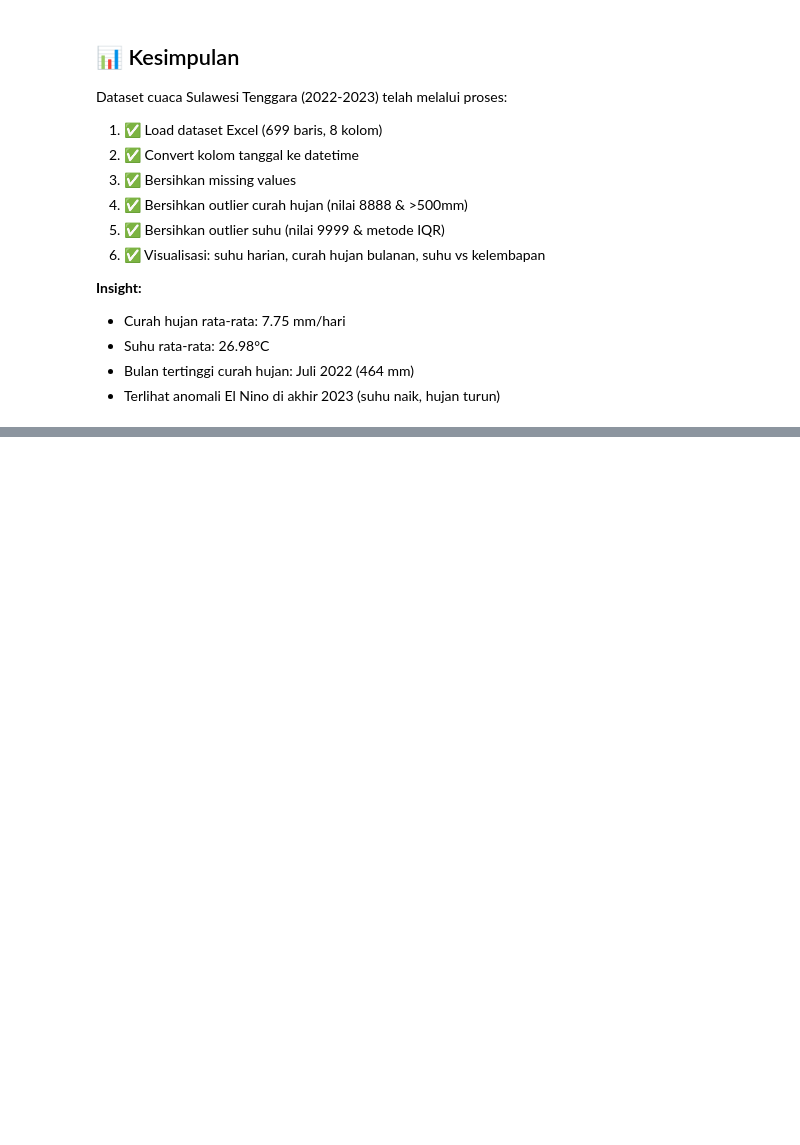
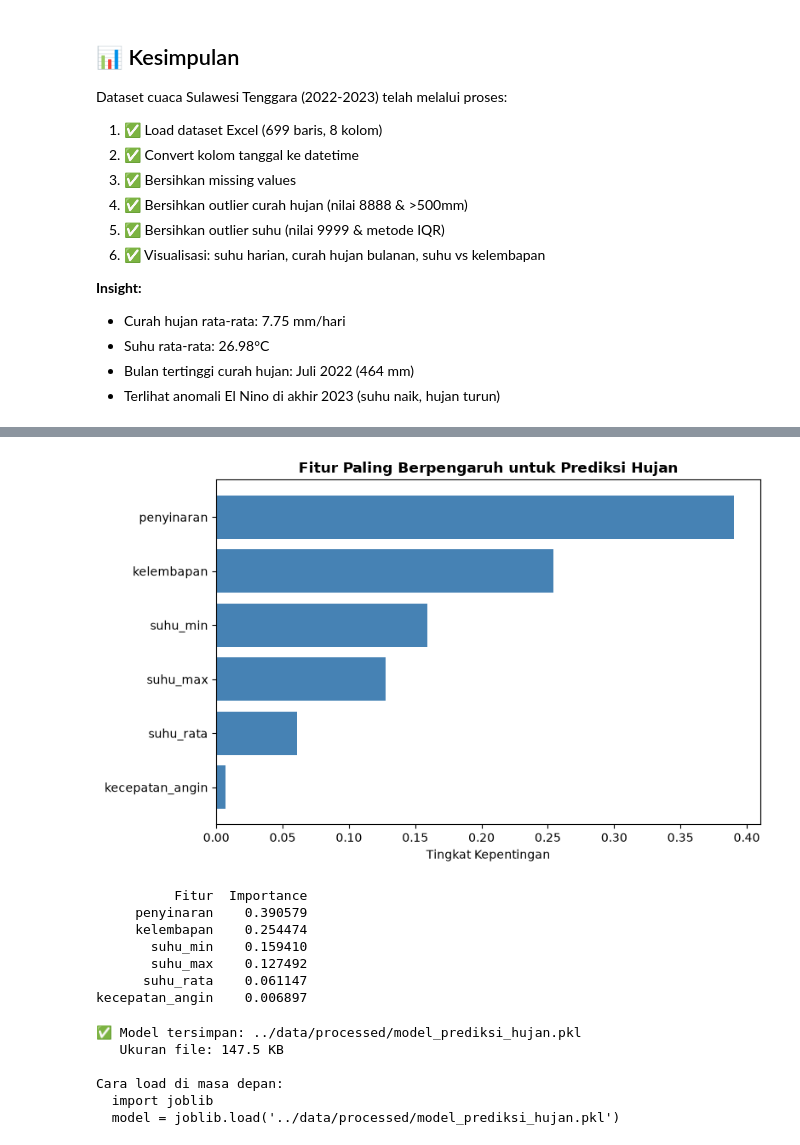
Before and after one commit to Syithah15/dataset-project, a Jupyter notebook: notebooks/olah_dataset.ipynb, the cells around one changed output, grey strips where cells are left out. Cells and saved outputs as stored; diff of their text form; code cells hidden in the pictures; blank space fills up the shorter version.

```diff
--- a/notebooks/olah_dataset.ipynb
+++ b/notebooks/olah_dataset.ipynb
@@ -353,0 +712,55 @@ Dataset cuaca Sulawesi Tenggara (2022-2023) telah melalui proses:
+# %%
+# === FEATURE IMPORTANCE ===
+importance = pd.DataFrame({
+    'Fitur': fitur,
+    'Importance': model_final.feature_importances_
+}).sort_values('Importance', ascending=False)
+
+# Grafik
+fig, ax = plt.subplots(figsize=(8, 5))
+ax.barh(importance['Fitur'], importance['Importance'], color='steelblue')
+ax.set_xlabel('Tingkat Kepentingan')
+ax.set_title('Fitur Paling Berpengaruh untuk Prediksi Hujan',
+             fontweight='bold')
+ax.invert_yaxis()
+plt.tight_layout()
+plt.show()
+
+print(importance.to_string(index=False))
+# %% [output]
+[figure, added]
+          Fitur  Importance
+     penyinaran    0.390579
+     kelembapan    0.254474
+       suhu_min    0.159410
+       suhu_max    0.127492
+      suhu_rata    0.061147
+kecepatan_angin    0.006897
+# %%
+# === SIMPAN MODEL ===
+import joblib
+import os
+
+# Simpan model
+model_path = '../data/processed/model_prediksi_hujan.pkl'
+joblib.dump(model_final, model_path)
+
+# Cek file tersimpan
+if os.path.exists(model_path):
+    size = os.path.getsize(model_path) / 1024
+    print(f"✅ Model tersimpan: {model_path}")
+    print(f"   Ukuran file: {size:.1f} KB")
+else:
+    print("❌ Gagal simpan model")
+
+print()
+print("Cara load di masa depan:")
+print("  import joblib")
+print("  model = joblib.load('../data/processed/model_prediksi_hujan.pkl')")
+# %% [output]
+✅ Model tersimpan: ../data/processed/model_prediksi_hujan.pkl
+   Ukuran file: 147.5 KB
+
+Cara load di masa depan:
+  import joblib
+  model = joblib.load('../data/processed/model_prediksi_hujan.pkl')
```
Also changed, not shown: parts of 24 cells of this notebook, 3 other files.
